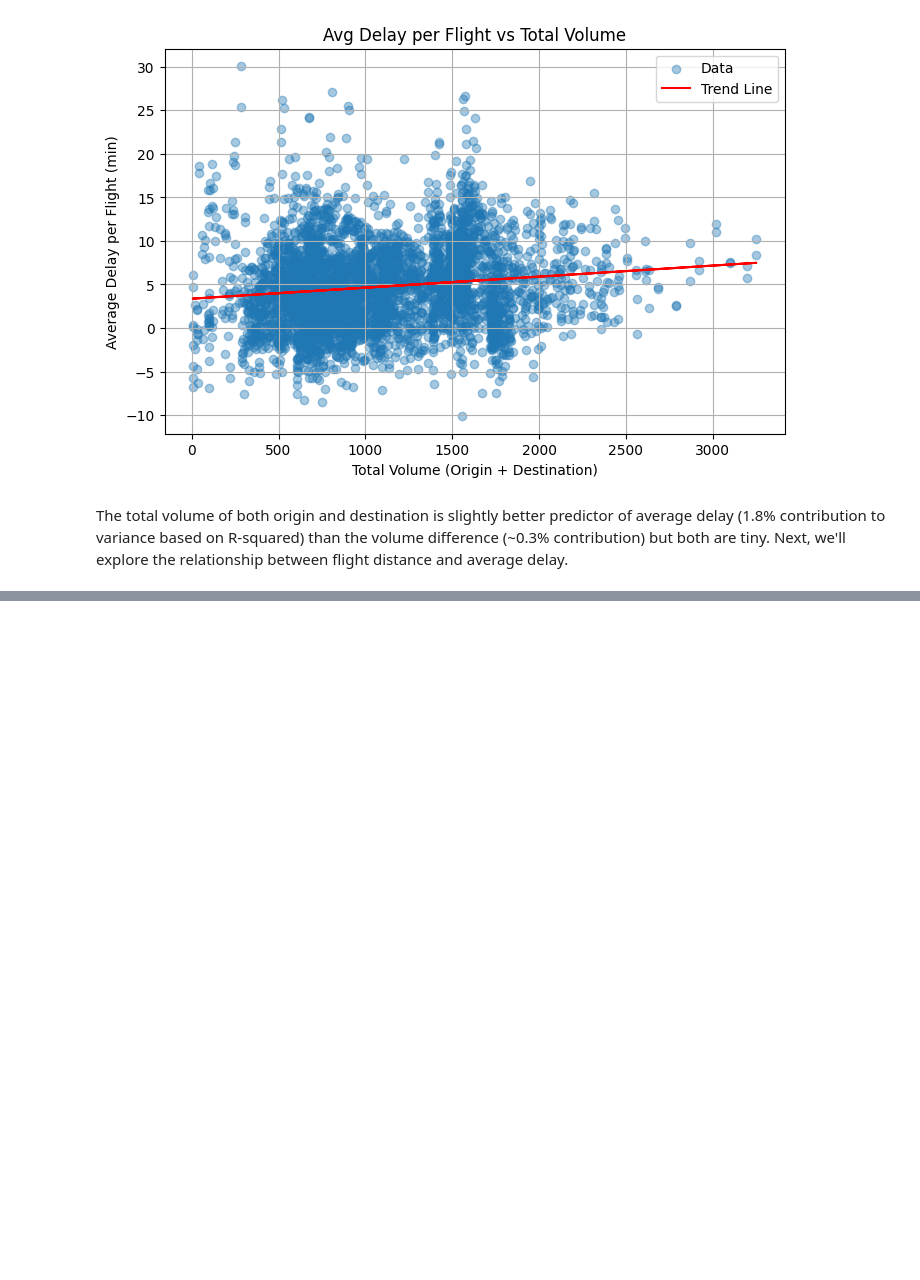
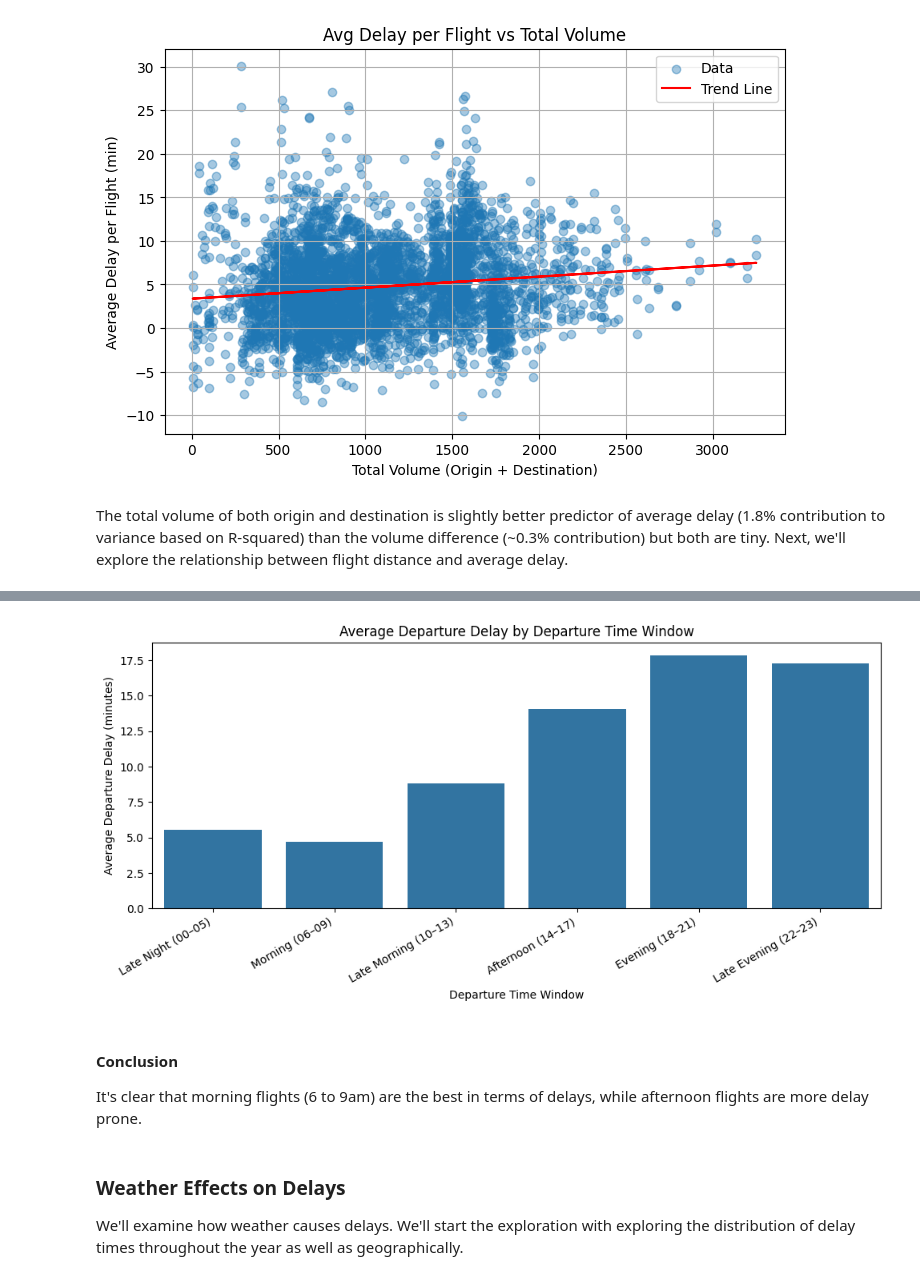
Before and after one commit to oubrando/eda-project, a Jupyter notebook: notebooks/Brandon_inputs.ipynb, the cells around one changed output, grey strips where cells are left out. Drawn from its saved outputs; the diff is of its cells as text; code cells hidden in the pictures; blank space fills up the shorter version.

Commit message:
Brandons weather inputs

```diff
--- a/notebooks/Brandon_inputs.ipynb
+++ b/notebooks/Brandon_inputs.ipynb
@@ -580,0 +754,27 @@ The total volume of both origin and destination is slightly better predictor of
+# %%
+bins = [0, 6, 10, 14, 18, 22, 24]
+labels = [
+    "Late Night (00–05)",
+    "Morning (06–09)",
+    "Late Morning (10–13)",
+    "Afternoon (14–17)",
+    "Evening (18–21)",
+    "Late Evening (22–23)",
+]
+
+dep["dep_hour"] = dep["CRSDepDateTime"].dt.hour
+dep["dep_window"] = pd.cut(dep["dep_hour"], bins=bins, labels=labels, right=False)
+
+window_delay = (
+    dep.groupby("dep_window")["DepDelay"]
+      .agg(
+          n_flights="size",
+          avg_dep_delay="mean",
+          median_dep_delay="median",
+          pct_delayed_15=lambda s: (s >= 15).mean(),
+          pct_on_time_or_early=lambda s: (s <= 0).mean()
+      )
+      .sort_values("avg_dep_delay")
+)
+
+window_delay
@@ -580,0 +790,21 @@ The total volume of both origin and destination is slightly better predictor of
+# %%
+plt.figure(figsize=(10, 5))
+sns.barplot(
+    data=window_delay,
+    x="dep_window",
+    y="avg_dep_delay"
+)
+plt.xticks(rotation=30, ha="right")
+plt.xlabel("Departure Time Window")
+plt.ylabel("Average Departure Delay (minutes)")
+plt.title("Average Departure Delay by Departure Time Window")
+plt.tight_layout()
+plt.show()
+# %% [output]
+[figure, added]
+# %% [markdown]
+#### Conclusion
+It's clear that morning flights (6 to 9am) are the best in terms of delays, while afternoon flights are more delay prone.
+# %% [markdown]
+### Weather Effects on Delays
+We'll examine how weather causes delays.  We'll start the exploration with exploring the distribution of delay times throughout the year as well as geographically.
```
Also changed, not shown: parts of 39 cells of this notebook.
